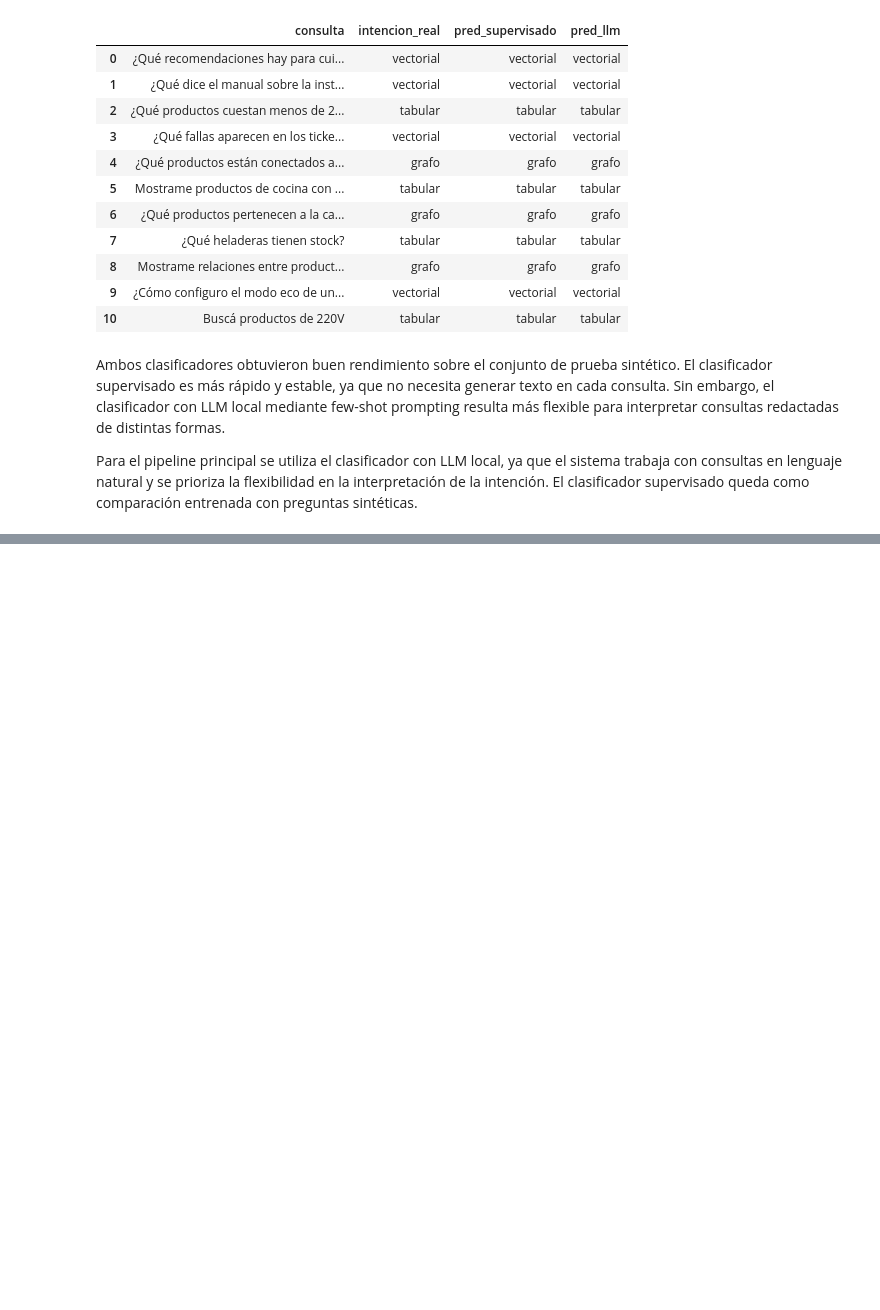
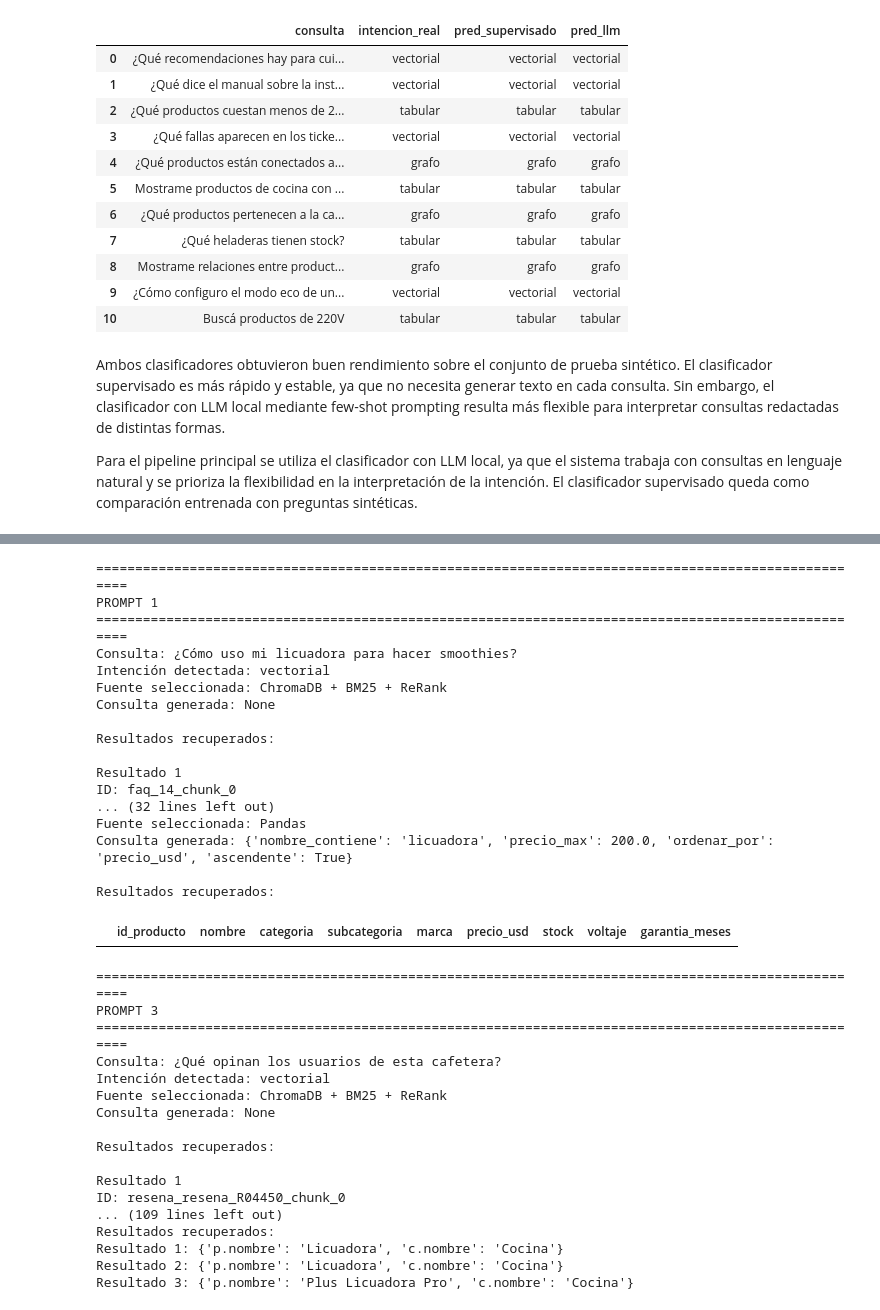
Before and after one commit to ZahirJacob/TP_Final_NLP_ZahirJacob, a Jupyter notebook: TP_NLP_ZAHIR_JACOB.ipynb, the cells around one changed output, grey strips where cells are left out. Saved outputs shown, nothing was run; the diff lists cells and outputs as text; code cells hidden in the pictures; blank space fills up the shorter version.

Commit message:
Agrego pipeline de recuperacion y checkpoint

```diff
--- a/TP_NLP_ZAHIR_JACOB.ipynb
+++ b/TP_NLP_ZAHIR_JACOB.ipynb
@@ -1612,18 +1269,3 @@ Intención:
         return "grafo"
     else:
         return "desconocida"
-# %%
-consultas_prueba_llm = [
-    "¿Cómo uso mi licuadora para hacer smoothies?",
-    "¿Cuáles son las licuadoras de menos de 400 dólares?",
-    "¿Qué opinan los usuarios de esta cafetera?",
-    "¿Qué productos están relacionados con la categoría Cocina?",
-    "Mostrame productos de la marca TechHome"
-]
-
-for consulta in consultas_prueba_llm:
-    intencion = clasificar_intencion_llm(consulta)
-
-    print("Consulta:", consulta)
-    print("Intención LLM:", intencion)
-    print("-" * 80)
@@ -1704,0 +1514,8 @@ Para el pipeline principal se utiliza el clasificador con LLM local, ya que el s
+# %%
+def limpiar_datos_personales(texto):
+    # Oculta teléfonos y usuarios para no mostrar datos personales en las salidas finales.
+
+    texto = re.sub(r"Teléfono:\s*.*", "Teléfono: [oculto]", texto)
+    texto = re.sub(r"Usuario:\s*.*", "Usuario: [oculto]", texto)
+
+    return texto
@@ -1704,0 +1608,57 @@ Para el pipeline principal se utiliza el clasificador con LLM local, ya que el s
+# %%
+prompts_checkpoint = [
+    "¿Cómo uso mi licuadora para hacer smoothies?",
+    "¿Cuáles son las licuadoras de menos de 200 dólares?",
+    "¿Qué opinan los usuarios de esta cafetera?",
+    "Quiero una licuadora con buenas reseñas",
+    "¿Qué productos están relacionados con la categoría Cocina?"
+]
+
+for i, prompt in enumerate(prompts_checkpoint, start=1):
+    print("=" * 100)
+    print(f"PROMPT {i}")
+    print("=" * 100)
+
+    resultado_checkpoint = pipeline_recuperacion(
+        prompt,
+        top_k=3
+    )
+
+    mostrar_resultado_pipeline(resultado_checkpoint)
+    print("\n")
+# %% [output]
+====================================================================================================
+PROMPT 1
+====================================================================================================
+Consulta: ¿Cómo uso mi licuadora para hacer smoothies?
+Intención detectada: vectorial
+Fuente seleccionada: ChromaDB + BM25 + ReRank
+Consulta generada: None
+
+Resultados recuperados:
+
+Resultado 1
+ID: faq_14_chunk_0
+... (32 lines left out)
+Fuente seleccionada: Pandas
+Consulta generada: {'nombre_contiene': 'licuadora', 'precio_max': 200.0, 'ordenar_por': 'precio_usd', 'ascendente': True}
+
+Resultados recuperados:
+|  | id_producto | nombre | categoria | subcategoria | marca | precio_usd | stock | voltaje | garantia_meses |
+====================================================================================================
+PROMPT 3
+====================================================================================================
+Consulta: ¿Qué opinan los usuarios de esta cafetera?
+Intención detectada: vectorial
+Fuente seleccionada: ChromaDB + BM25 + ReRank
+Consulta generada: None
+
+Resultados recuperados:
+
+Resultado 1
+ID: resena_resena_R04450_chunk_0
+... (109 lines left out)
+Resultados recuperados:
+Resultado 1: {'p.nombre': 'Licuadora', 'c.nombre': 'Cocina'}
+Resultado 2: {'p.nombre': 'Licuadora', 'c.nombre': 'Cocina'}
+Resultado 3: {'p.nombre': 'Plus Licuadora Pro', 'c.nombre': 'Cocina'}
```
Also changed, not shown: parts of 41 cells of this notebook.
